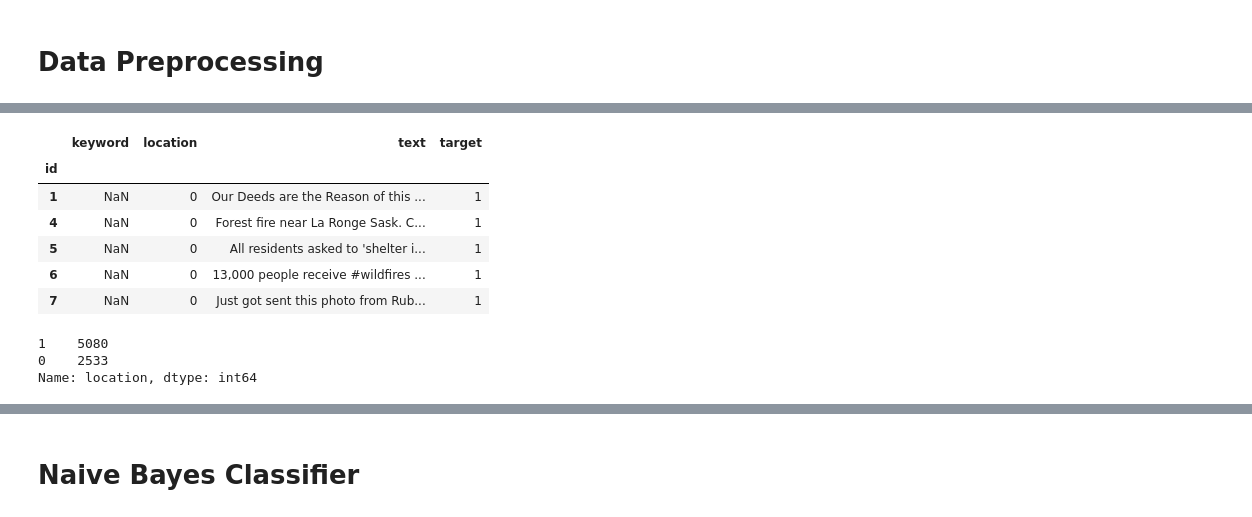
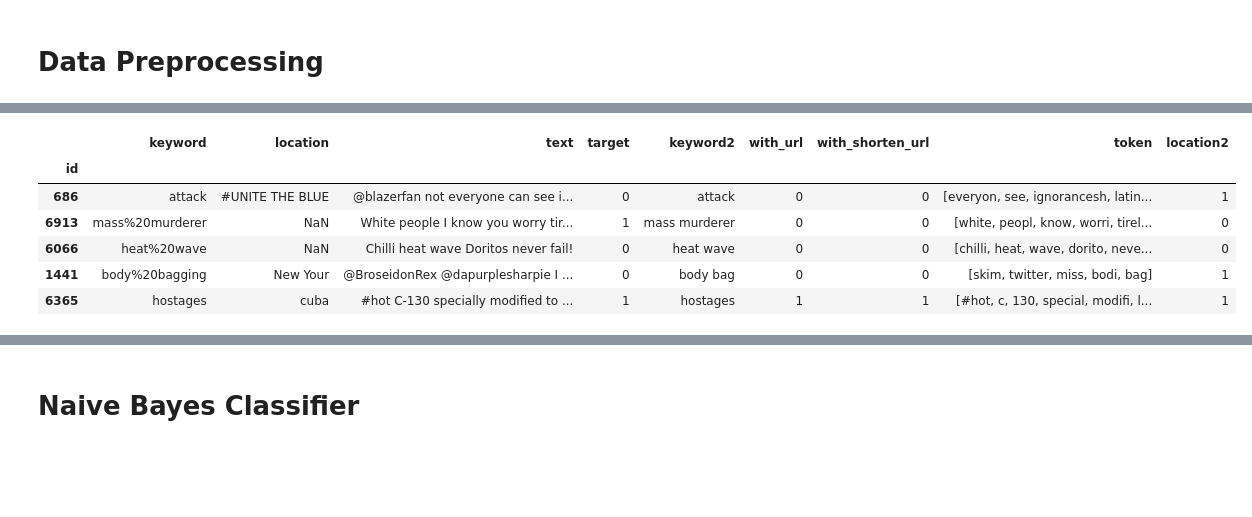
Before and after one commit to SmilesTigeR/statistical-analysis, a Jupyter notebook: Notebook/Disaster/Disaster.ipynb, the cells around one changed output, grey strips where cells are left out. Saved outputs shown, nothing was run; the diff lists cells and outputs as text; code cells hidden in the pictures; blank space fills up the shorter version.

```diff
--- a/Notebook/Disaster/Disaster.ipynb
+++ b/Notebook/Disaster/Disaster.ipynb
@@ -224,0 +365,3 @@ data_rescale = data.copy()
+# %%
+train, test = train_test_split(data, test_size = 0.3, random_state = 0)
+train.shape, test.shape
@@ -224,0 +370,16 @@ data_rescale = data.copy()
+# %%
+train_rescale = train.copy()
+# %%
+def keyword_preprocessing(keyword):
+    if pd.isnull(keyword):
+        return "Not mentioned"
+    else:
+        keyword = keyword.replace('%20', ' ')
+        lemmatizer = WordNetLemmatizer()
+        keywords = keyword.split(' ')
+        keywords = [k.lower() for k in keywords]
+        keywords = [lemmatizer.lemmatize(k, pos = "v") for k in keywords]
+        keyword = ' '.join(keywords)
+        return keyword
+# %%
+train_rescale['keyword2'] = train_rescale['keyword2'].apply(keyword_preprocessing)
@@ -225,17 +401,11 @@ data_rescale = data.copy()
 # %%
-data_rescale['location'] = 1 - data['location'].isna()
-data_rescale.head()
+train_rescale['location2'] = 1 - train_rescale['location'].isna()
+train_rescale.head()
 # %% [output]
-|  | keyword | location | text | target |
-| id |  |  |  |  |
-| 1 | NaN | 0 | Our Deeds are the Reason of this ... | 1 |
-| 4 | NaN | 0 | Forest fire near La Ronge Sask. C... | 1 |
-| 5 | NaN | 0 | All residents asked to 'shelter i... | 1 |
-| 6 | NaN | 0 | 13,000 people receive #wildfires ... | 1 |
-| 7 | NaN | 0 | Just got sent this photo from Rub... | 1 |
+|  | keyword | location | text | target | keyword2 | with_url | with_shorten_url | token | location2 |
+| id |  |  |  |  |  |  |  |  |  |
+| 686 | attack | #UNITE THE BLUE | @blazerfan not everyone can see i... | 0 | attack | 0 | 0 | [everyon, see, ignorancesh, latin... | 1 |
+| 6913 | mass%20murderer | NaN | White people I know you worry tir... | 1 | mass murderer | 0 | 0 | [white, peopl, know, worri, tirel... | 0 |
+| 6066 | heat%20wave | NaN | Chilli heat wave Doritos never fail! | 0 | heat wave | 0 | 0 | [chilli, heat, wave, dorito, neve... | 0 |
+| 1441 | body%20bagging | New Your | @BroseidonRex @dapurplesharpie I ... | 0 | body bag | 0 | 0 | [skim, twitter, miss, bodi, bag] | 1 |
+| 6365 | hostages | cuba | #hot C-130 specially modified to ... | 1 | hostages | 1 | 1 | [#hot, c, 130, special, modifi, l... | 1 |
-# %%
-data_rescale['location'].value_counts()
-# %% [output]
-1    5080
-0    2533
-Name: location, dtype: int64
```
Also changed, not shown: parts of 134 cells of this notebook, 2 other files.
